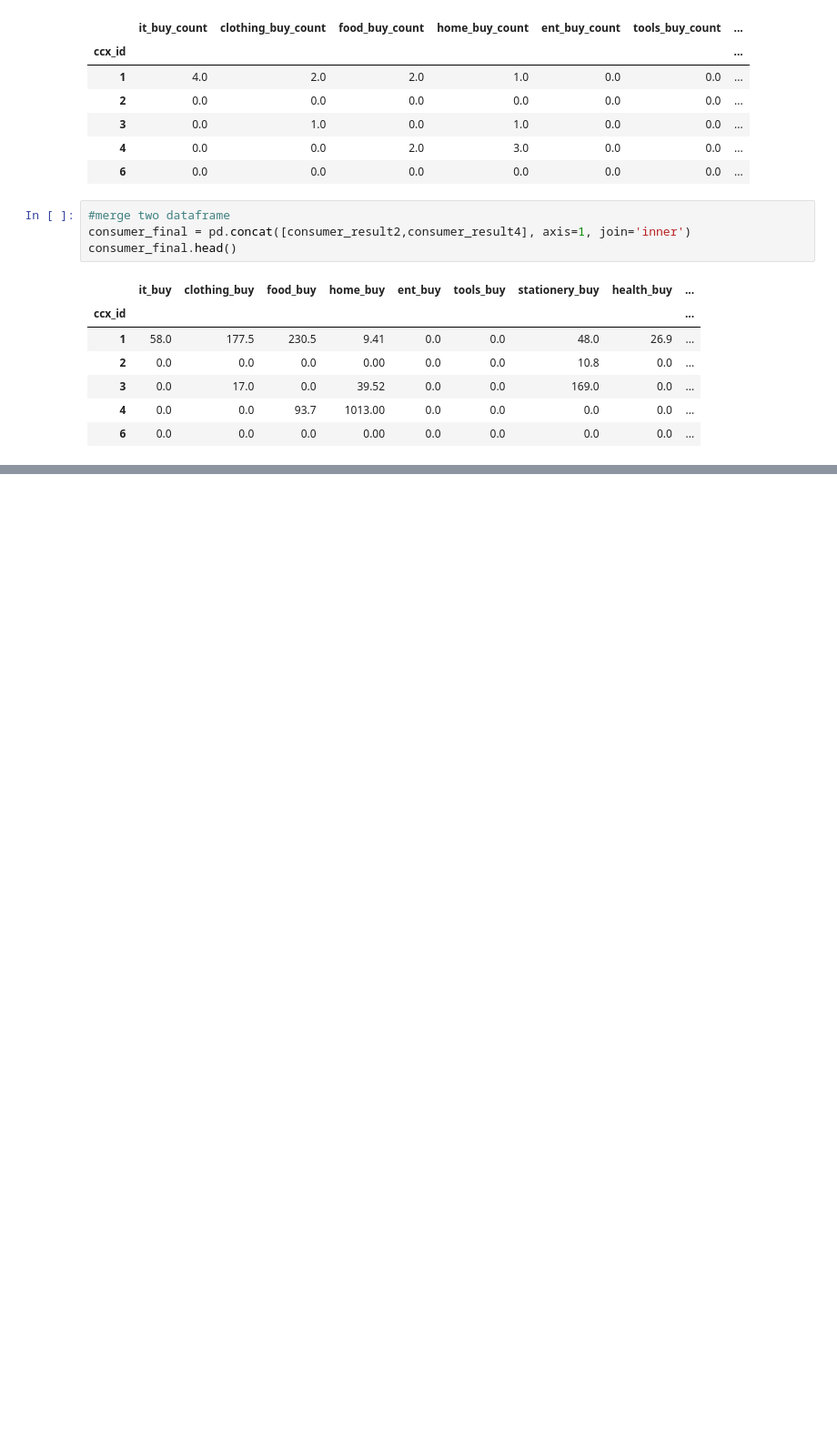
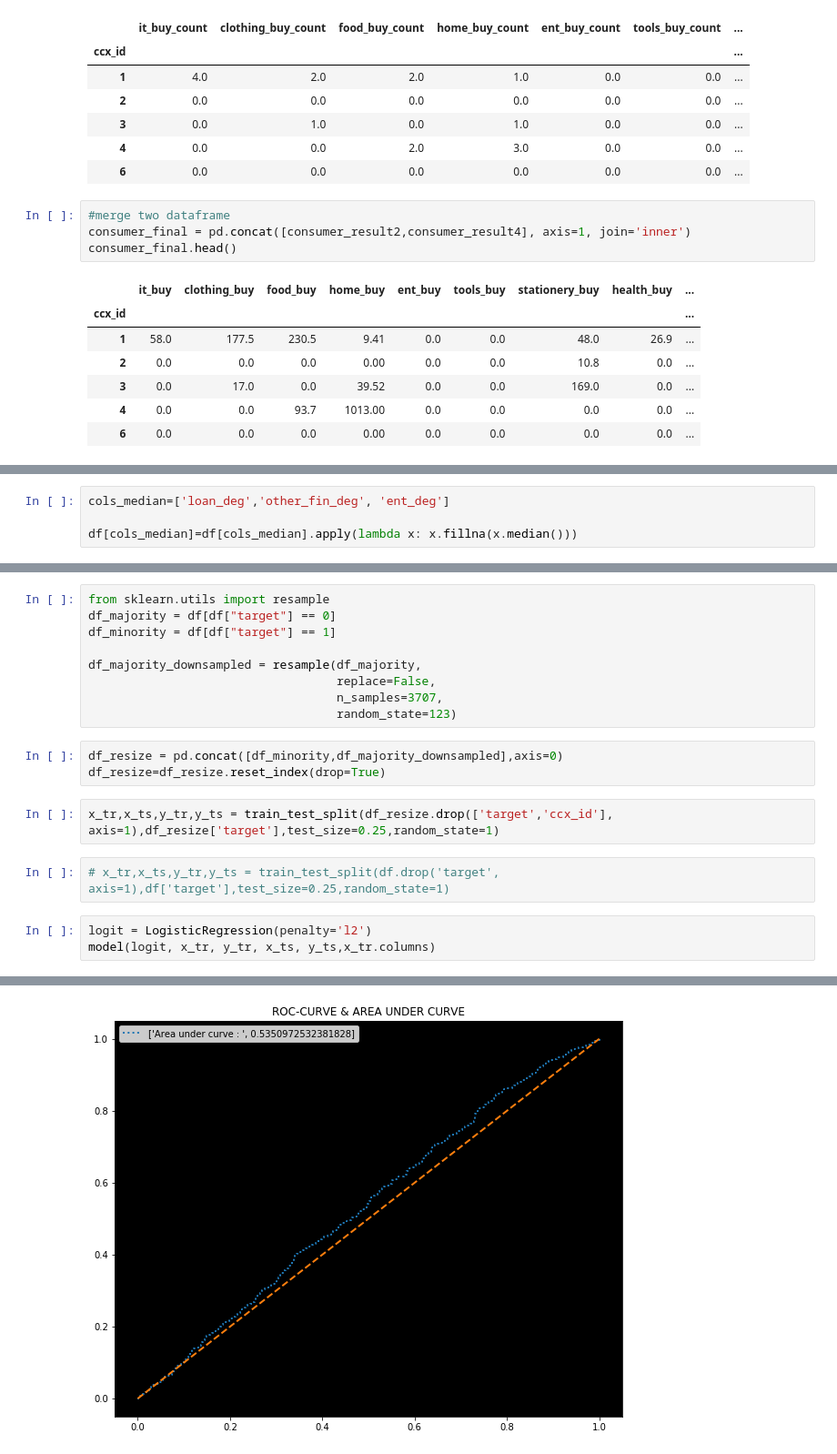
Before and after one commit to jiahehousherry/Capstone-Chengxin, a Jupyter notebook: ccx_consumer_clean.ipynb, the cells around one changed output, grey strips where cells are left out. Shown at 91% size. Drawn from its saved outputs; the diff is of its cells as text; blank space fills up the shorter version.

```diff
--- a/ccx_consumer_clean.ipynb
+++ b/ccx_consumer_clean.ipynb
@@ -191,0 +257,4 @@ consumer_final.to_csv(r'consumer_final.csv')
+# %%
+cols_median=['loan_deg','other_fin_deg', 'ent_deg']
+
+df[cols_median]=df[cols_median].apply(lambda x: x.fillna(x.median()))
@@ -191,0 +340,20 @@ consumer_final.to_csv(r'consumer_final.csv')
+# %%
+from sklearn.utils import resample
+df_majority = df[df["target"] == 0]
+df_minority = df[df["target"] == 1]
+
+df_majority_downsampled = resample(df_majority,
+                                   replace=False,
+                                   n_samples=3707,
+                                   random_state=123)
+# %%
+df_resize = pd.concat([df_minority,df_majority_downsampled],axis=0)
+df_resize=df_resize.reset_index(drop=True)
+# %%
+x_tr,x_ts,y_tr,y_ts = train_test_split(df_resize.drop(['target','ccx_id'], axis=1),df_resize['target'],test_size=0.25,random_state=1)
+# %%
+# x_tr,x_ts,y_tr,y_ts = train_test_split(df.drop('target', axis=1),df['target'],test_size=0.25,random_state=1)
+# %%
+logit = LogisticRegression(penalty='l2')
+model(logit, x_tr, y_tr, x_ts, y_ts,x_tr.columns)
+# %% [output]
@@ -191,0 +377 @@ consumer_final.to_csv(r'consumer_final.csv')
+[figure, added]
```
Also changed, not shown: parts of 28 cells of this notebook.
